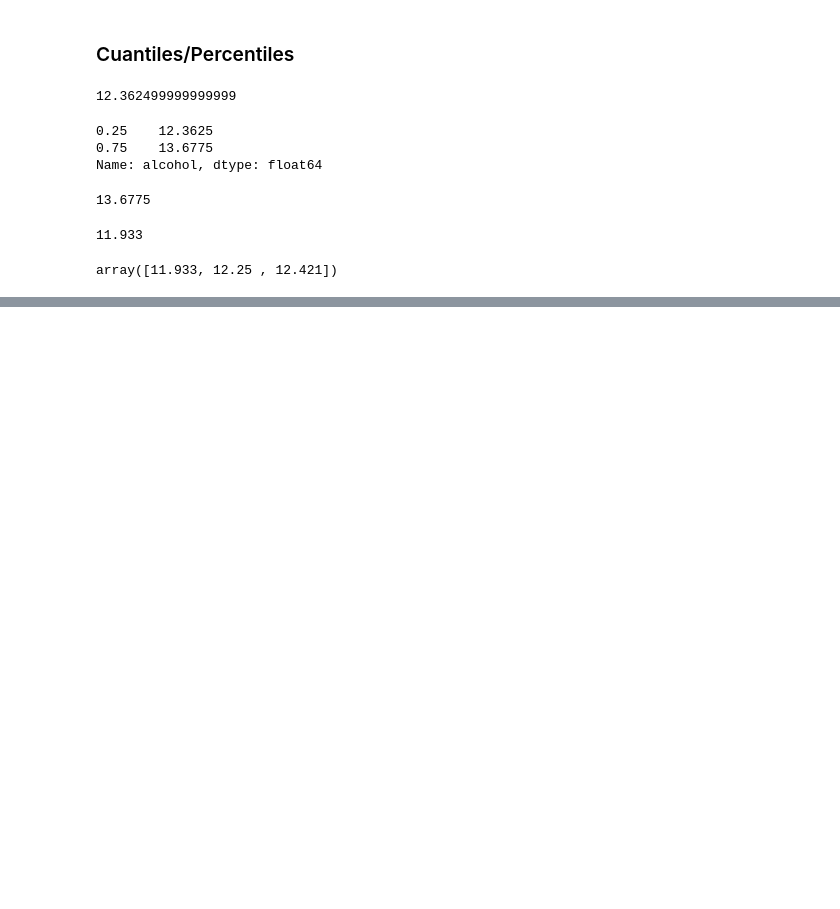
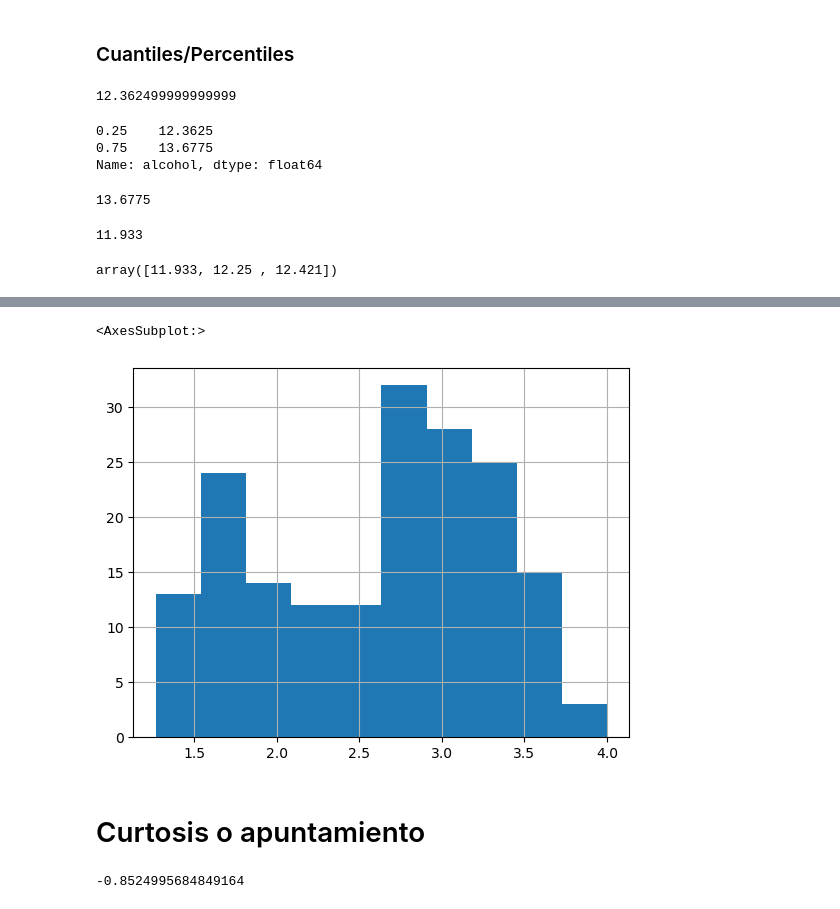
Before and after one commit to isaacGGomez/Ing_Caract, a Jupyter notebook: Clase_3_Distribuciones.ipynb, the cells around one changed output, grey strips where cells are left out. Drawn from its saved outputs; the diff is of its cells as text; code cells hidden in the pictures; blank space fills up the shorter version.

```diff
--- a/Clase_3_Distribuciones.ipynb
+++ b/Clase_3_Distribuciones.ipynb
@@ -138,0 +373,11 @@ array([11.933, 12.25 , 12.421])
+# %%
+df['od280/od315_of_diluted_wines'].hist()
+# %% [output]
+<AxesSubplot:>
+[figure, added]
+# %% [markdown]
+# Curtosis o apuntamiento
+# %%
+x.kurt()
+# %% [output]
+-0.8524995684849164
```
Also changed, not shown: parts of 39 cells of this notebook, 1 other file.
